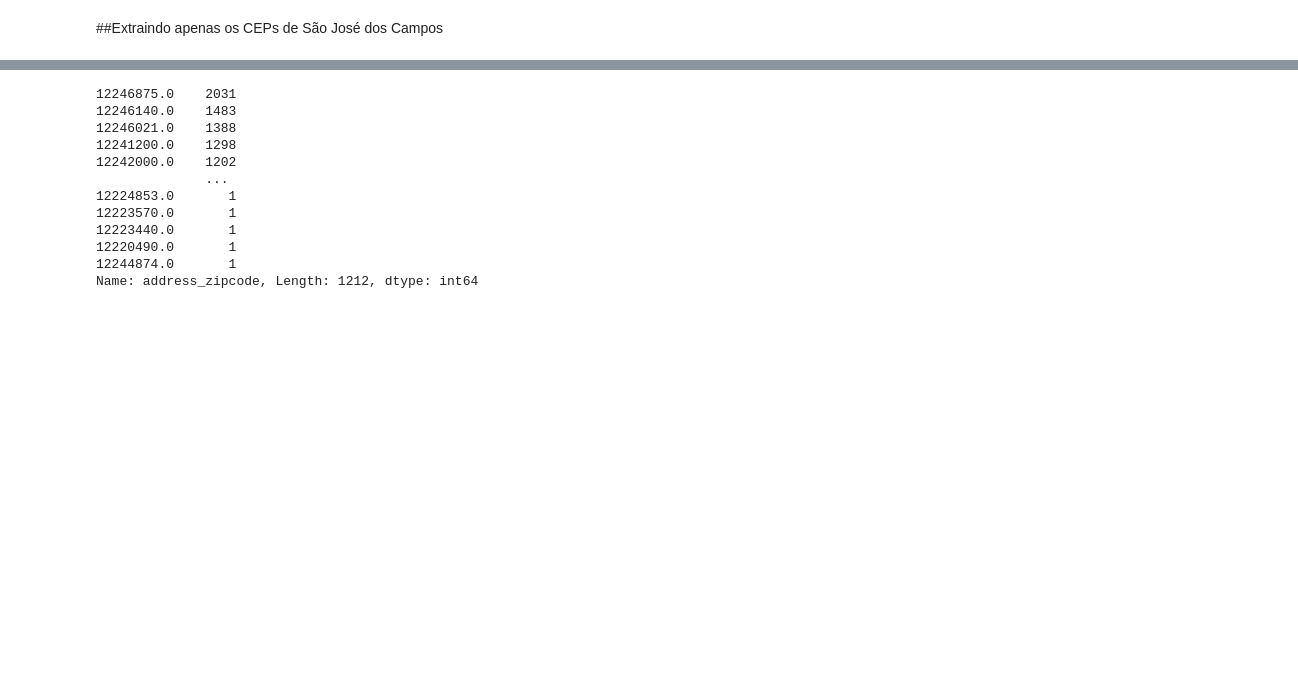
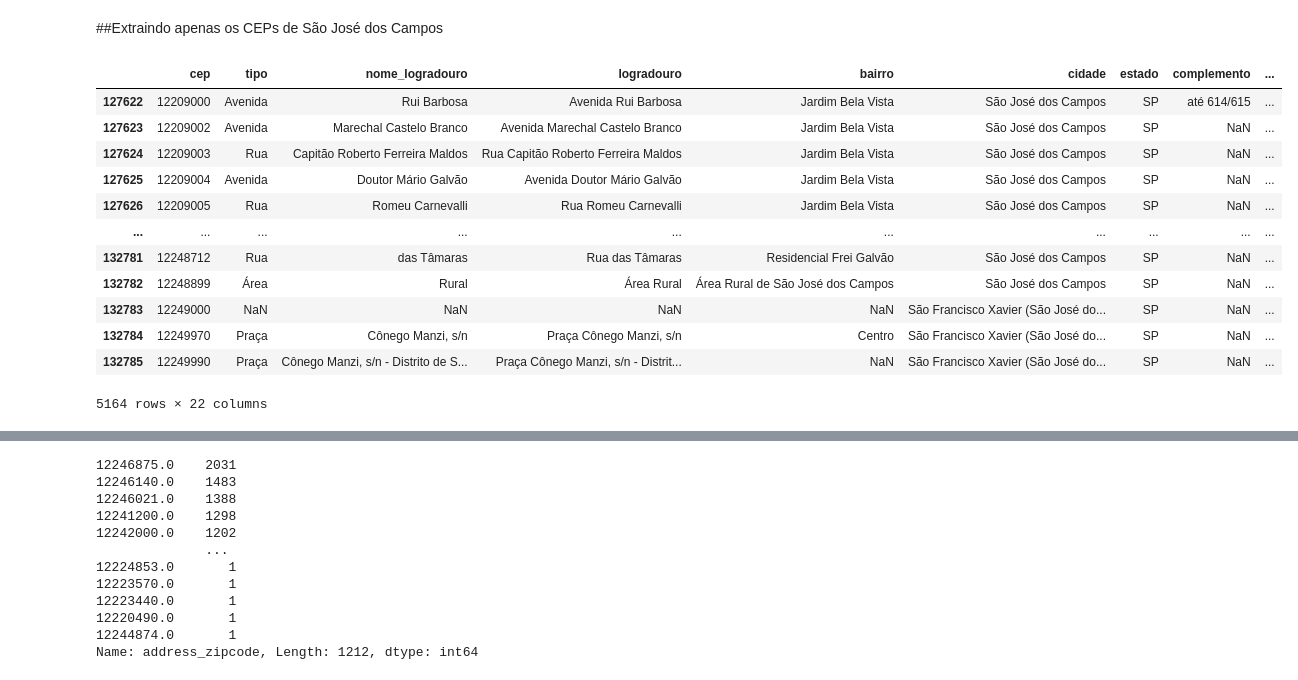
Before and after one commit to fabiollg/PI-4_Predicao_Valores_Imoveis_SJC, a Jupyter notebook: PI_4_Predicao_Valores_Imoveis_SJC.ipynb, the cells around one changed output, grey strips where cells are left out. Drawn from its saved outputs; the diff is of its cells as text; code cells hidden in the pictures; blank space fills up the shorter version.

```diff
--- a/PI_4_Predicao_Valores_Imoveis_SJC.ipynb
+++ b/PI_4_Predicao_Valores_Imoveis_SJC.ipynb
@@ -268,2 +268,22 @@ url_ceps
 # %% [markdown]
 ##Extraindo apenas os CEPs de São José dos Campos
+# %%
+#código IBGE de São José dos Campos = 3549904
+filtro_ceps = url_cep2018['cidade_ibge'] == 3549904
+url_cep2018 = url_cep2018[filtro_ceps]
+# %%
+display(url_cep2018)
+# %% [output]
+|  | cep | tipo | nome_logradouro | logradouro | bairro | cidade | estado | complemento | ... |
+| 127622 | 12209000 | Avenida | Rui Barbosa | Avenida Rui Barbosa | Jardim Bela Vista | São José dos Campos | SP | até 614/615 | ... |
+| 127623 | 12209002 | Avenida | Marechal Castelo Branco | Avenida Marechal Castelo Branco | Jardim Bela Vista | São José dos Campos | SP | NaN | ... |
+| 127624 | 12209003 | Rua | Capitão Roberto Ferreira Maldos | Rua Capitão Roberto Ferreira Maldos | Jardim Bela Vista | São José dos Campos | SP | NaN | ... |
+| 127625 | 12209004 | Avenida | Doutor Mário Galvão | Avenida Doutor Mário Galvão | Jardim Bela Vista | São José dos Campos | SP | NaN | ... |
+| 127626 | 12209005 | Rua | Romeu Carnevalli | Rua Romeu Carnevalli | Jardim Bela Vista | São José dos Campos | SP | NaN | ... |
+| ... | ... | ... | ... | ... | ... | ... | ... | ... | ... |
+| 132781 | 12248712 | Rua | das Tâmaras | Rua das Tâmaras | Residencial Frei Galvão | São José dos Campos | SP | NaN | ... |
+| 132782 | 12248899 | Área | Rural | Área Rural | Área Rural de São José dos Campos | São José dos Campos | SP | NaN | ... |
+| 132783 | 12249000 | NaN | NaN | NaN | NaN | São Francisco Xavier (São José do... | SP | NaN | ... |
+| 132784 | 12249970 | Praça | Cônego Manzi, s/n | Praça Cônego Manzi, s/n | Centro | São Francisco Xavier (São José do... | SP | NaN | ... |
+| 132785 | 12249990 | Praça | Cônego Manzi, s/n - Distrito de S... | Praça Cônego Manzi, s/n - Distrit... | NaN | São Francisco Xavier (São José do... | SP | NaN | ... |
+5164 rows × 22 columns
```
Also changed, not shown: parts of 8 cells of this notebook.
